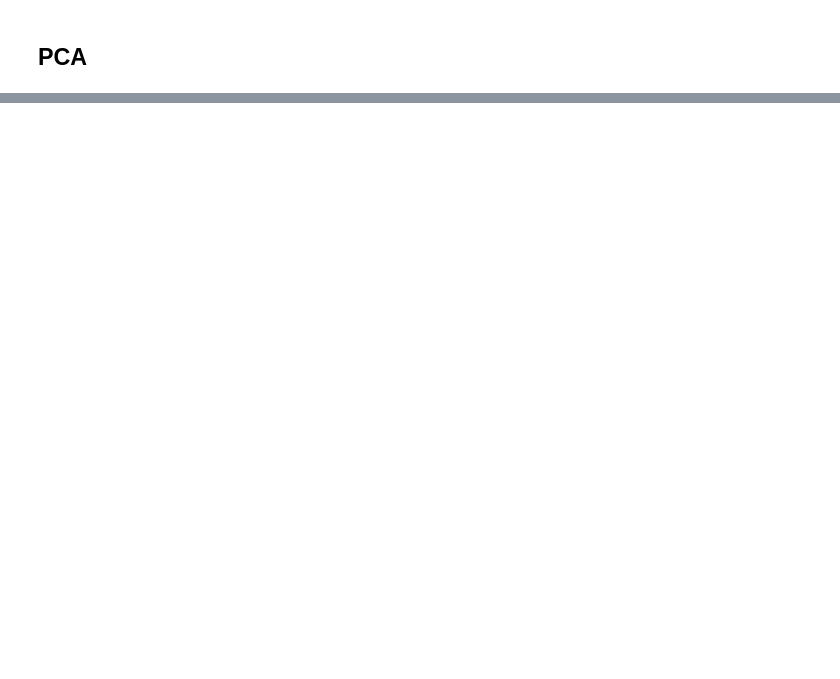
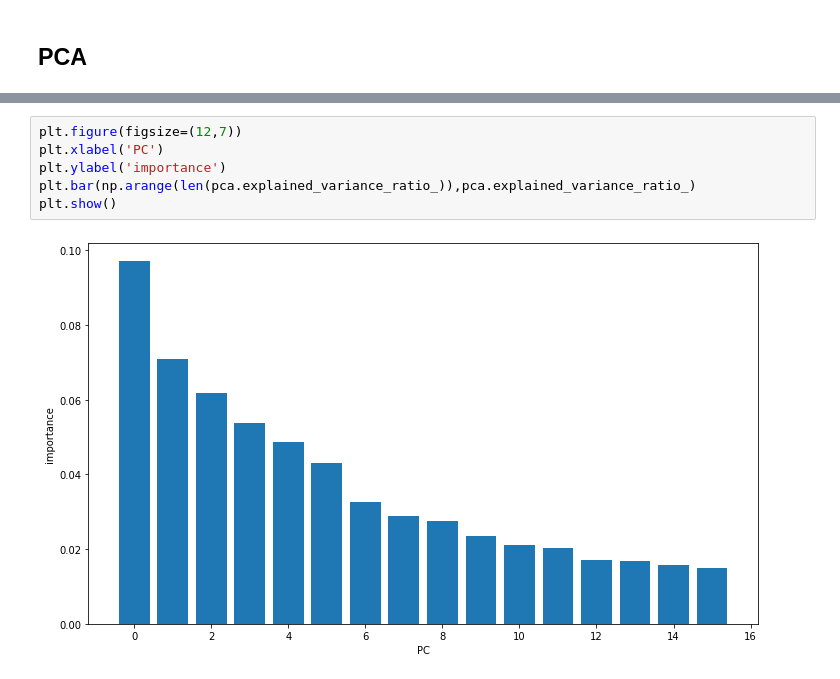
Before and after one commit to DarianFlorianVoda/StatisticsAppDS, a Jupyter notebook: dimension_reduction.ipynb, the cells around one changed output, grey strips where cells are left out. Cells and saved outputs as stored; diff of their text form; blank space fills up the shorter version.

```diff
--- a/dimension_reduction.ipynb
+++ b/dimension_reduction.ipynb
@@ -118,0 +120,8 @@ array([9.70429203e-02, 7.09565194e-02, 6.16885230e-02, 5.38921329e-02,
+# %%
+plt.figure(figsize=(12,7))
+plt.xlabel('PC')
+plt.ylabel('importance')
+plt.bar(np.arange(len(pca.explained_variance_ratio_)),pca.explained_variance_ratio_)
+plt.show()
+# %% [output]
+[figure, added]
```
Also changed, not shown: parts of 11 cells of this notebook, 1 other file.
